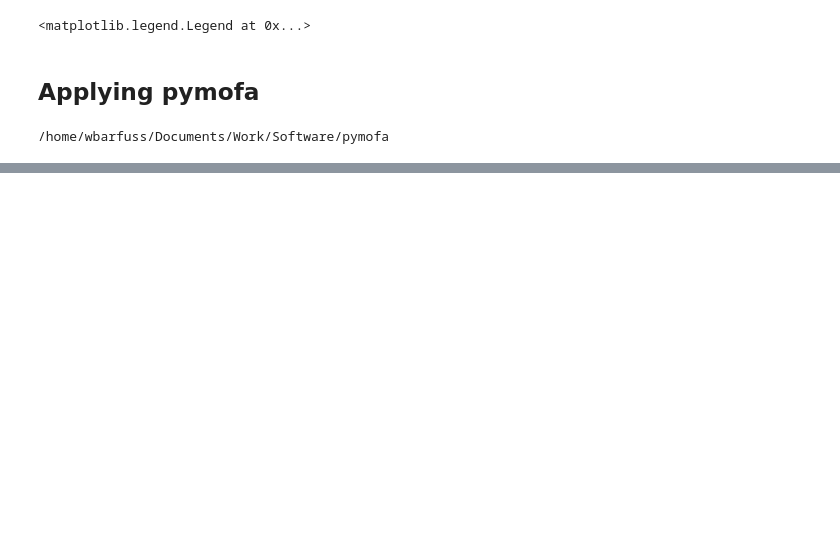
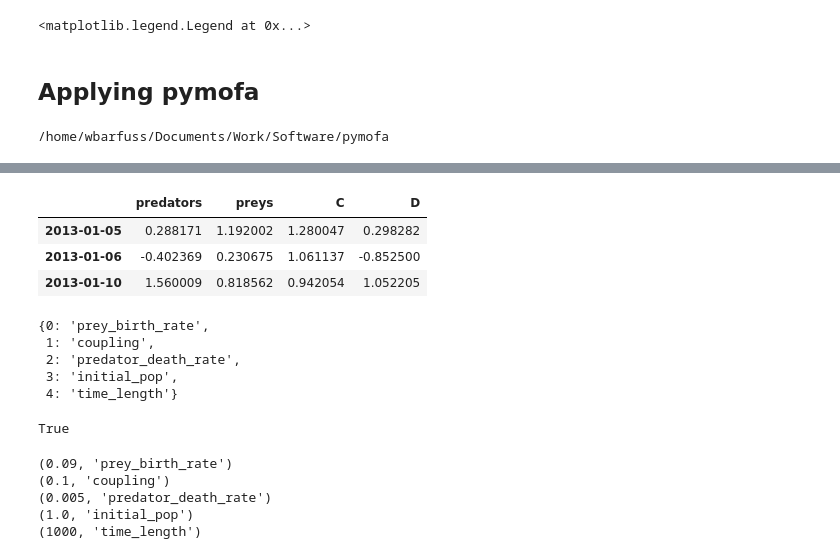
Before and after one commit to pik-copan/pymofa, a Jupyter notebook: tutorial/01_RunningAModel.ipynb, the cells around one changed output, grey strips where cells are left out. Saved outputs shown, nothing was run; the diff lists cells and outputs as text; code cells hidden in the pictures; blank space fills up the shorter version.

```diff
--- a/tutorial/01_RunningAModel.ipynb
+++ b/tutorial/01_RunningAModel.ipynb
@@ -212,0 +151,2 @@ Calculating 0 ...done.
+# %%
+store = pd.HDFStore(handle.path_raw)
@@ -212,0 +155,5 @@ Calculating 0 ...done.
+# %%
+with pd.HDFStore(handle.path_raw + "df") as store:
+    d = store.select("dat", "prey_birth_rate = 3")
+
+d.values
@@ -213,7 +182,7 @@ Calculating 0 ...done.
 # %%
 
-with pd.HDFStore("store.h5") as store:
-    dat = store.select("dat", "initial_pop=2.0 & tstep>10 & tstep < 13 & prey_birth_rate =0.11")
+with pd.HDFStore(handle.path_raw) as store:
+    dat = store.select("dat", "sample=3 & initial_pop=2.0 & tstep>10 & tstep < 13 & prey_birth_rate =0.11")
 
-dat
+len(dat.values)
 # %% [output]
@@ -239,0 +192,23 @@ rm -r dummy/
+# %%
+dfq = pd.DataFrame(np.random.randn(10,4),columns=["predators", "preys", "C", "D"],
+                   index=pd.date_range('20130101',periods=10))
+
+with pd.HDFStore("tmp.h5") as store:
+    store.append('dfq',dfq,format='table', data_columns=True)
+# %%
+with pd.HDFStore("tmp.h5") as store:
+    d = store.select('dfq',where="preys>0 and C>0")
+d
+# %% [output]
+|  | predators | preys | C | D |
+| 2013-01-05 | 0.288171 | 1.192002 | 1.280047 | 0.298282 |
+| 2013-01-06 | -0.402369 | 0.230675 | 1.061137 | -0.852500 |
+| 2013-01-10 | 1.560009 | 0.818562 | 0.942054 | 1.052205 |
+# %%
+INDEX
+# %% [output]
+{0: 'prey_birth_rate',
+ 1: 'coupling',
+ 2: 'predator_death_rate',
+ 3: 'initial_pop',
+ 4: 'time_length'}
@@ -239,0 +222,15 @@ rm -r dummy/
+# %%
+pcs = PARAM_COMBS[0] + (1,)
+
+(pcs == taskdf.values).all(axis=1).any()
+# %% [output]
+True
+# %%
+for z in zip(PARAM_COMBS[0], list(INDEX.values())):
+    print(z)
+# %% [output]
+(0.09, 'prey_birth_rate')
+(0.1, 'coupling')
+(0.005, 'predator_death_rate')
+(1.0, 'initial_pop')
+(1000, 'time_length')
```
Also changed, not shown: parts of 26 cells of this notebook, 1 other file.
